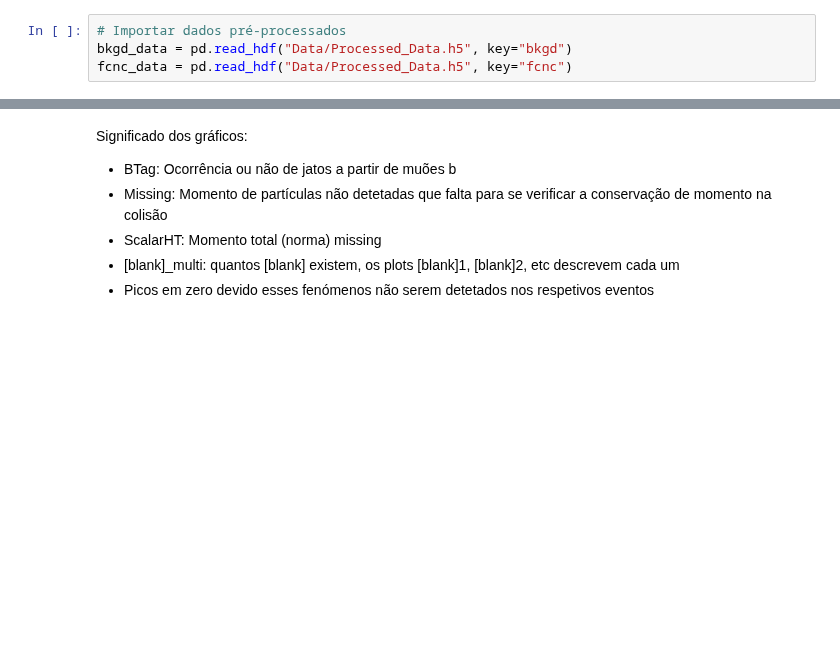
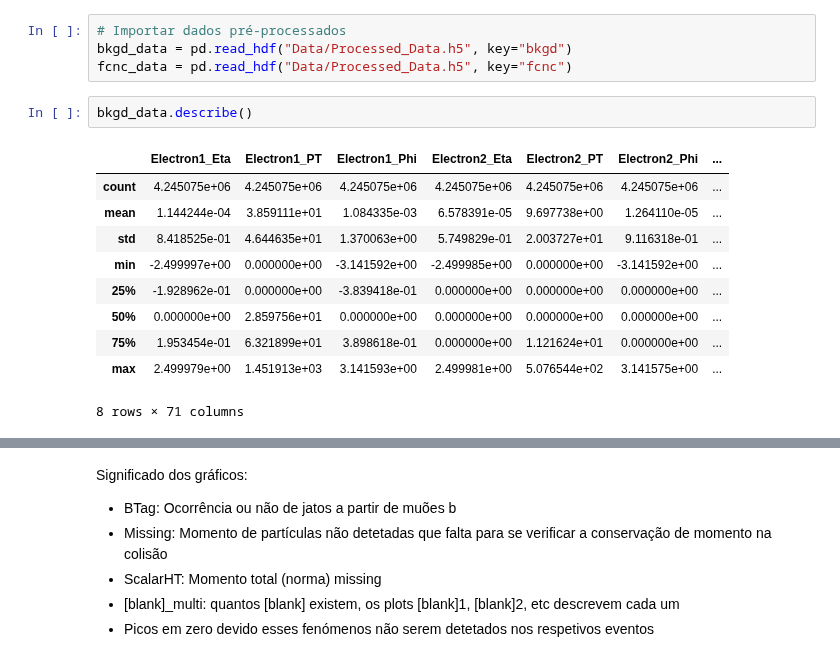
Before and after one commit to GilbertoCunha/LHC-VLQ-Classifier, a Jupyter notebook: Bkgd-Signal-Classifier/DataVisualization.ipynb, the cells around one changed output, grey strips where cells are left out. Cells and saved outputs as stored; diff of their text form; blank space fills up the shorter version.

```diff
--- a/Bkgd-Signal-Classifier/DataVisualization.ipynb
+++ b/Bkgd-Signal-Classifier/DataVisualization.ipynb
@@ -209,3 +189,16 @@ plt.show()
 # Importar dados pré-processados
 bkgd_data = pd.read_hdf("Data/Processed_Data.h5", key="bkgd")
 fcnc_data = pd.read_hdf("Data/Processed_Data.h5", key="fcnc")
+# %%
+bkgd_data.describe()
+# %% [output]
+|  | Electron1_Eta | Electron1_PT | Electron1_Phi | Electron2_Eta | Electron2_PT | Electron2_Phi | ... |
+| count | 4.245075e+06 | 4.245075e+06 | 4.245075e+06 | 4.245075e+06 | 4.245075e+06 | 4.245075e+06 | ... |
+| mean | 1.144244e-04 | 3.859111e+01 | 1.084335e-03 | 6.578391e-05 | 9.697738e+00 | 1.264110e-05 | ... |
+| std | 8.418525e-01 | 4.644635e+01 | 1.370063e+00 | 5.749829e-01 | 2.003727e+01 | 9.116318e-01 | ... |
+| min | -2.499997e+00 | 0.000000e+00 | -3.141592e+00 | -2.499985e+00 | 0.000000e+00 | -3.141592e+00 | ... |
+| 25% | -1.928962e-01 | 0.000000e+00 | -3.839418e-01 | 0.000000e+00 | 0.000000e+00 | 0.000000e+00 | ... |
+| 50% | 0.000000e+00 | 2.859756e+01 | 0.000000e+00 | 0.000000e+00 | 0.000000e+00 | 0.000000e+00 | ... |
+| 75% | 1.953454e-01 | 6.321899e+01 | 3.898618e-01 | 0.000000e+00 | 1.121624e+01 | 0.000000e+00 | ... |
+| max | 2.499979e+00 | 1.451913e+03 | 3.141593e+00 | 2.499981e+00 | 5.076544e+02 | 3.141575e+00 | ... |
+8 rows × 71 columns
```
Also changed, not shown: parts of 9 cells of this notebook.
